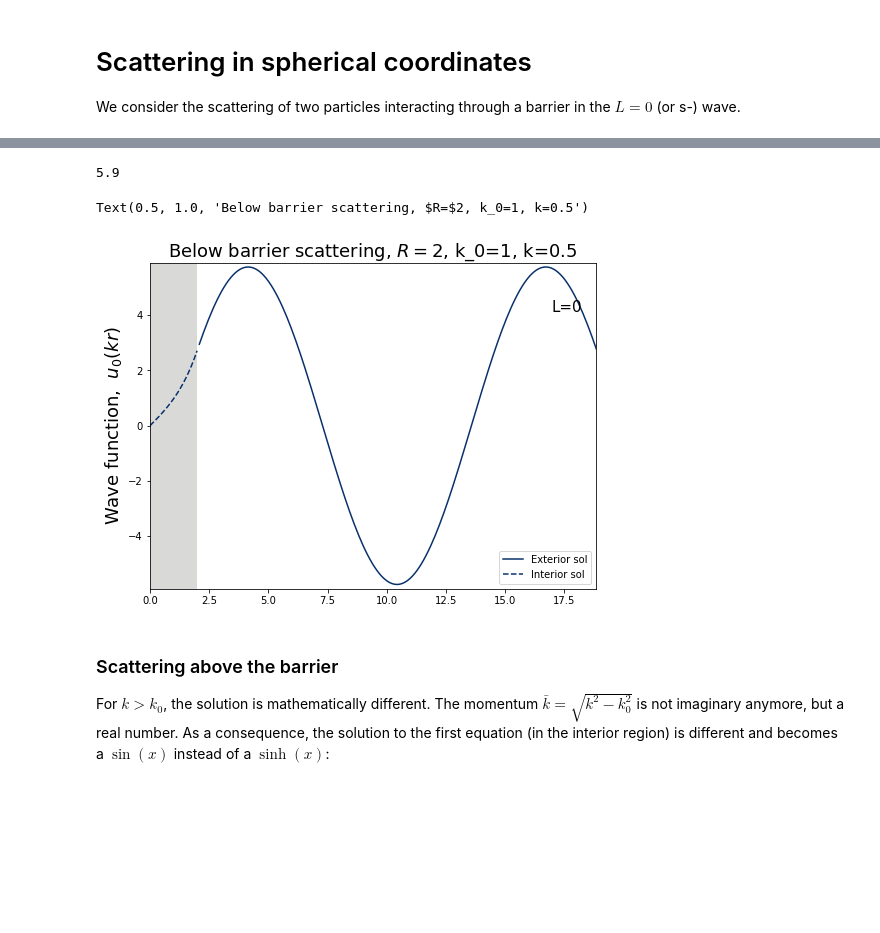
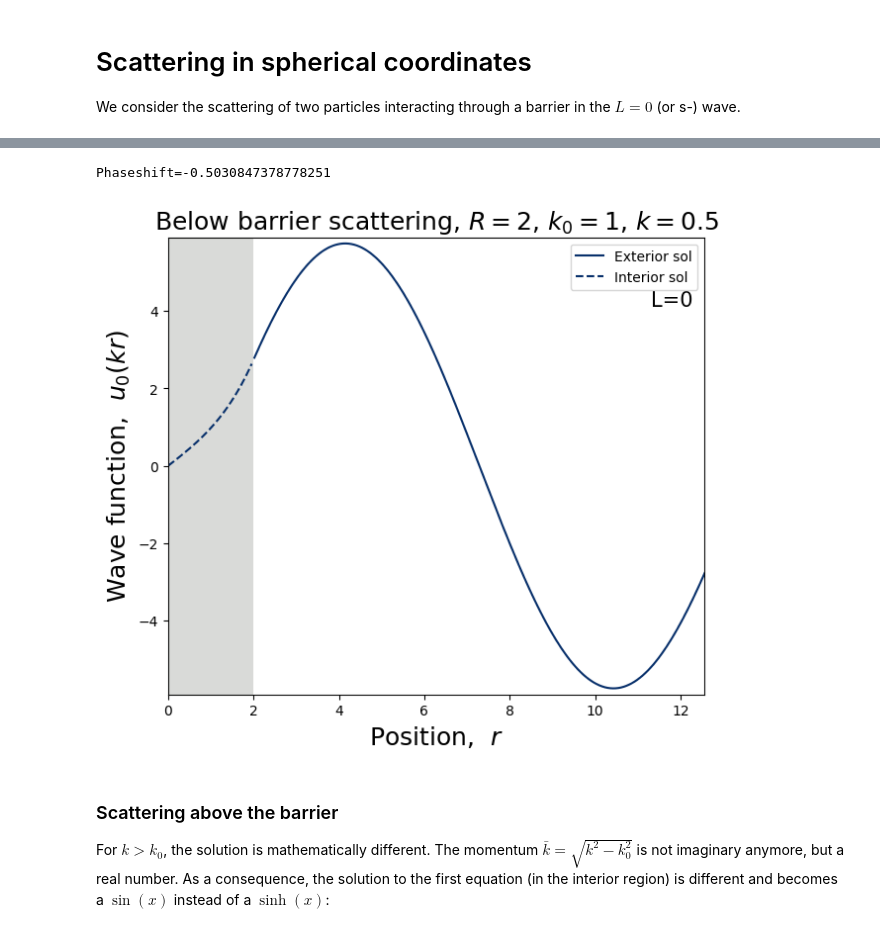
Before and after one commit to arnaurios/AdvancedQuantumMechanics, a Jupyter notebook: Scattering_spherical.ipynb, the cells around one changed output, grey strips where cells are left out. Cells and saved outputs as stored; diff of their text form; code cells hidden in the pictures; blank space fills up the shorter version.

```diff
--- a/Scattering_spherical.ipynb
+++ b/Scattering_spherical.ipynb
@@ -98,7 +98,6 @@ import numpy as np
 from numpy import linalg as LA
 import matplotlib.pyplot as plt
 from matplotlib.patches import Rectangle
-
 
 zi=complex(0,1);
 pi=math.pi
@@ -115,41 +114,44 @@ R=2;
 # THE MOMENTUM OF THE SCATTERING BARRIER
 k0=1;
 
 # THE ENERGY WE ARE LOOKING AT
 k_momentum=0.5;
-rmax=pi/k_momentum*3
+rmax=pi/k_momentum*2
 rr=np.linspace(epsilon,rmax,200)
 
-fig, ax = plt.subplots(figsize=(8,6), ncols=1, nrows=1)
+fig, ax = plt.subplots(figsize=(7,6), ncols=1, nrows=1)
 
 lab="L=0"
 ps=phaseshift_barrier_below(k_momentum,k0,R)*pi
 kappa=np.sqrt(np.power(k0,2) - np.power(k_momentum,2) )
 
 wf0=np.sinh(kappa*rr)
 ab=np.sinh(kappa*R)/np.sin(k_momentum*R+ps)
 wf1=ab*np.sin(k_momentum*rr+ps)
 
+
 c_full = plt.cm.Blues(np.linspace(0.3,1,2))
-#ax.plot(rr[np.where(rr>R)],wf1[np.where(rr>R)],label="$R_l$",color=c_full[1])
 ax.plot(rr[np.where(rr>R)],wf1[np.where(rr>R)],label="Exterior sol",color=c_full[1])
 ax.plot(rr[np.where(rr<R)],wf0[np.where(rr<R)],label="Interior sol",color=c_full[1],linestyle="dashed")
 
 ax.legend()
 ymax=(np.floor( np.amax(wf1)*10 ) + 2)/10
-print(ymax)
 rect = Rectangle((0, -ymax), R, 2*ymax, linewidth=1, facecolor='#D9DAD8')
 ax.add_patch(rect)
 ax.set_ylim([-ymax,ymax])
 ax.set_xlim([0,rmax])
 ax.text(0.9, 0.85, lab,transform=ax.transAxes,fontsize=15)
 
 ax.set_ylabel(r"Wave function,  $u_0(kr)$",fontsize=18)
-ax.set_title("Below barrier scattering, $R=$"+str(R)+", k_0="+str(k0) + ", k="+str(k_momentum),fontsize=18)
+ax.set_xlabel(r"Position,  $r$",fontsize=18)
+
+ax.set_title("Below barrier scattering, $R=$"+str(R)+", $k_0=$"+str(k0) + ", $k=$"+str(k_momentum),fontsize=18);
+
+textps="Phaseshift=" + str(ps)
+print(textps)
 # %% [output]
-5.9
+Phaseshift=-0.5030847378778251
-Text(0.5, 1.0, 'Below barrier scattering, $R=$2, k_0=1, k=0.5')
-[figure, old version]
+[figure, new version]
 # %% [markdown]
 ### Scattering above the barrier
 For $k>k_0$, the solution is mathematically different. The momentum $\bar k=\sqrt{k^2-k_0^2}$ is not imaginary anymore, but a real number. As a consequence,
```
Also changed, not shown: parts of 5 cells of this notebook, 1 other file.
